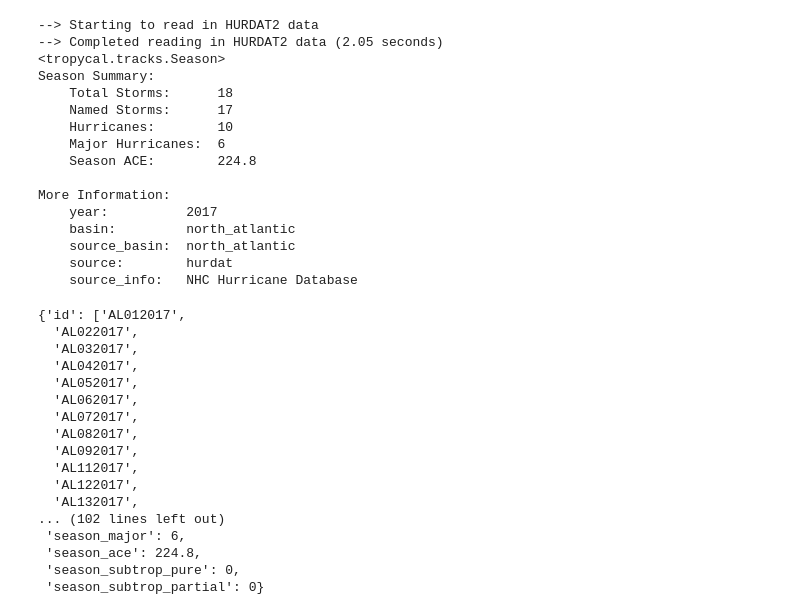
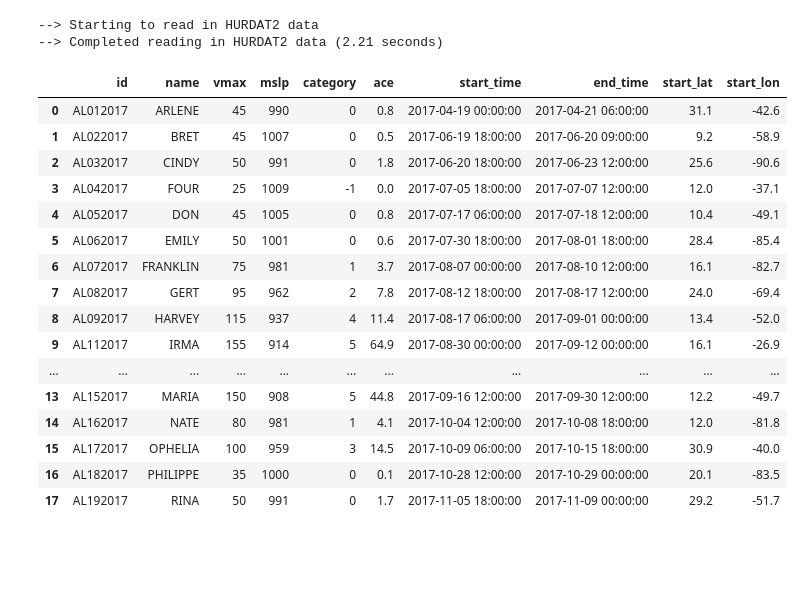
Before and after one commit to ming80302/TC, a Jupyter notebook: Giancarlo.ipynb, the cells around one changed output. Saved outputs shown, nothing was run; the diff lists cells and outputs as text; code cells hidden in the pictures; blank space fills up the shorter version.

```diff
--- a/Giancarlo.ipynb
+++ b/Giancarlo.ipynb
@@ -10,41 +10,27 @@ import numpy as np
 # %%
 basin = tracks.TrackDataset(basin='north_atlantic',source='hurdat',include_btk=False)
 season = basin.get_season(2017)
-print(season)
+#print(season)
 season.to_dataframe()
-season.summary()
+#season.summary()
 # %% [output]
 --> Starting to read in HURDAT2 data
---> Completed reading in HURDAT2 data (2.05 seconds)
-<tropycal.tracks.Season>
-Season Summary:
-    Total Storms:      18
-    Named Storms:      17
-    Hurricanes:        10
-    Major Hurricanes:  6
-    Season ACE:        224.8
-
-More Information:
-    year:          2017
-    basin:         north_atlantic
-    source_basin:  north_atlantic
-    source:        hurdat
-    source_info:   NHC Hurricane Database
+--> Completed reading in HURDAT2 data (2.21 seconds)
-{'id': ['AL012017',
-  'AL022017',
-  'AL032017',
-  'AL042017',
-  'AL052017',
-  'AL062017',
-  'AL072017',
-  'AL082017',
-  'AL092017',
-  'AL112017',
-  'AL122017',
-  'AL132017',
-... (102 lines left out)
- 'season_major': 6,
- 'season_ace': 224.8,
- 'season_subtrop_pure': 0,
- 'season_subtrop_partial': 0}
+|  | id | name | vmax | mslp | category | ace | start_time | end_time | start_lat | start_lon |
+| 0 | AL012017 | ARLENE | 45 | 990 | 0 | 0.8 | 2017-04-19 00:00:00 | 2017-04-21 06:00:00 | 31.1 | -42.6 |
+| 1 | AL022017 | BRET | 45 | 1007 | 0 | 0.5 | 2017-06-19 18:00:00 | 2017-06-20 09:00:00 | 9.2 | -58.9 |
+| 2 | AL032017 | CINDY | 50 | 991 | 0 | 1.8 | 2017-06-20 18:00:00 | 2017-06-23 12:00:00 | 25.6 | -90.6 |
+| 3 | AL042017 | FOUR | 25 | 1009 | -1 | 0.0 | 2017-07-05 18:00:00 | 2017-07-07 12:00:00 | 12.0 | -37.1 |
+| 4 | AL052017 | DON | 45 | 1005 | 0 | 0.8 | 2017-07-17 06:00:00 | 2017-07-18 12:00:00 | 10.4 | -49.1 |
+| 5 | AL062017 | EMILY | 50 | 1001 | 0 | 0.6 | 2017-07-30 18:00:00 | 2017-08-01 18:00:00 | 28.4 | -85.4 |
+| 6 | AL072017 | FRANKLIN | 75 | 981 | 1 | 3.7 | 2017-08-07 00:00:00 | 2017-08-10 12:00:00 | 16.1 | -82.7 |
+| 7 | AL082017 | GERT | 95 | 962 | 2 | 7.8 | 2017-08-12 18:00:00 | 2017-08-17 12:00:00 | 24.0 | -69.4 |
+| 8 | AL092017 | HARVEY | 115 | 937 | 4 | 11.4 | 2017-08-17 06:00:00 | 2017-09-01 00:00:00 | 13.4 | -52.0 |
+| 9 | AL112017 | IRMA | 155 | 914 | 5 | 64.9 | 2017-08-30 00:00:00 | 2017-09-12 00:00:00 | 16.1 | -26.9 |
+| ... | ... | ... | ... | ... | ... | ... | ... | ... | ... | ... |
+| 13 | AL152017 | MARIA | 150 | 908 | 5 | 44.8 | 2017-09-16 12:00:00 | 2017-09-30 12:00:00 | 12.2 | -49.7 |
+| 14 | AL162017 | NATE | 80 | 981 | 1 | 4.1 | 2017-10-04 12:00:00 | 2017-10-08 18:00:00 | 12.0 | -81.8 |
+| 15 | AL172017 | OPHELIA | 100 | 959 | 3 | 14.5 | 2017-10-09 06:00:00 | 2017-10-15 18:00:00 | 30.9 | -40.0 |
+| 16 | AL182017 | PHILIPPE | 35 | 1000 | 0 | 0.1 | 2017-10-28 12:00:00 | 2017-10-29 00:00:00 | 20.1 | -83.5 |
+| 17 | AL192017 | RINA | 50 | 991 | 0 | 1.7 | 2017-11-05 18:00:00 | 2017-11-09 00:00:00 | 29.2 | -51.7 |
 # %%
```
Also changed, not shown: parts of 2 cells of this notebook, 2 other files.
